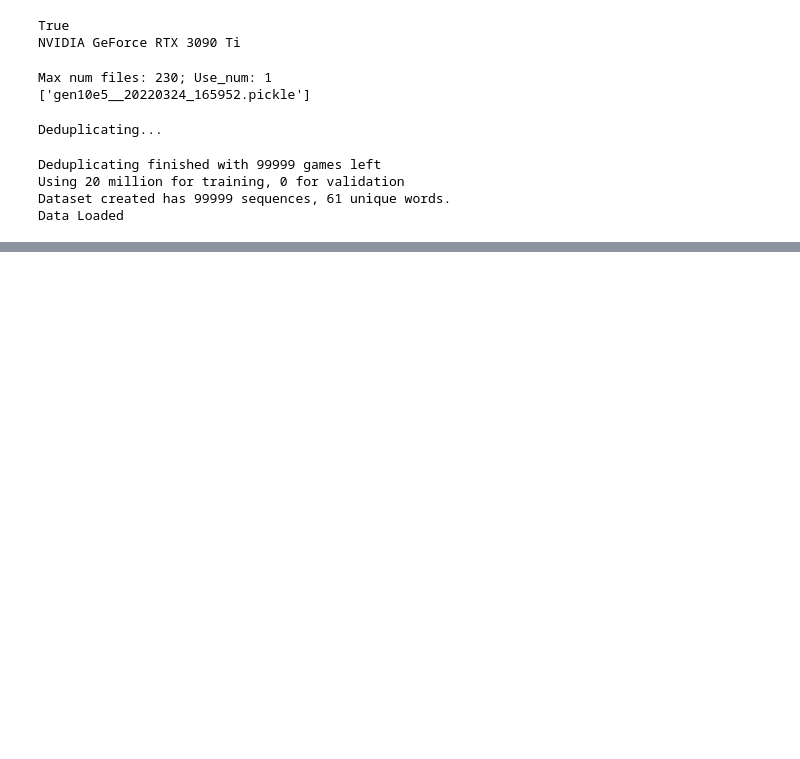
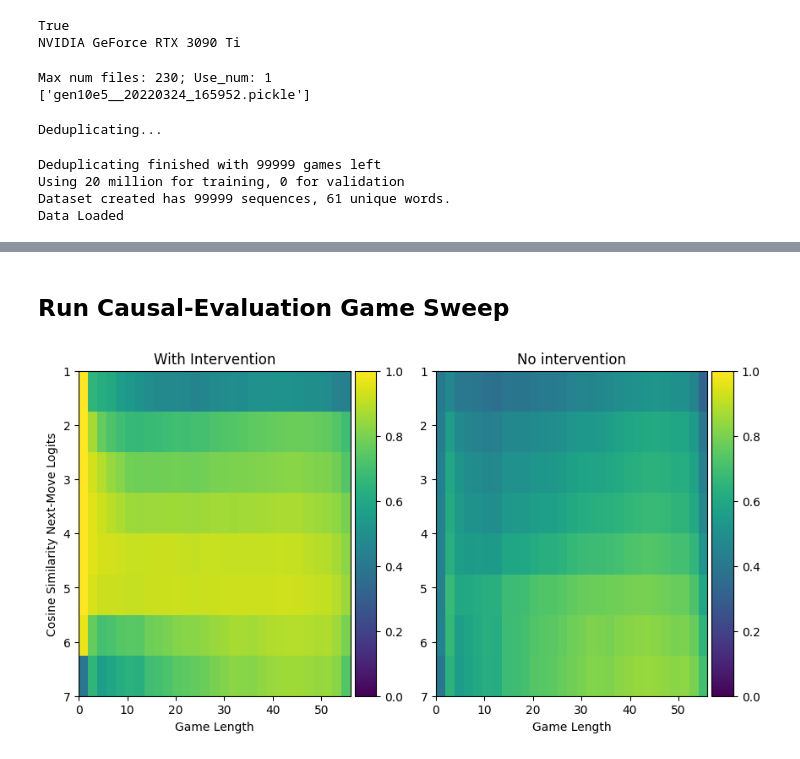
Before and after one commit to DeanHazineh/Emergent-World-Representations-Othello, a Jupyter notebook: dev_code2/quantify_causality_probes.ipynb, the cells around one changed output, grey strips where cells are left out. Saved outputs shown, nothing was run; the diff lists cells and outputs as text; code cells hidden in the pictures; blank space fills up the shorter version.

```diff
--- a/dev_code2/quantify_causality_probes.ipynb
+++ b/dev_code2/quantify_causality_probes.ipynb
@@ -163,0 +202,2 @@ if len(valid_moves) > 1:
+# %% [markdown]
+## Run Causal-Evaluation Game Sweep
@@ -163,0 +238,28 @@ if len(valid_moves) > 1:
+# %%
+with open("temp_fold/save_calc.pickle", 'rb') as fhandle:
+    data = pickle.load(fhandle)
+    sim_data = np.array(data["sim_data"])
+    ref_data = np.array(data["ref_data"])
+    sim_data[np.where(sim_data==None)] = np.nan
+    ref_data[np.where(ref_data==None)] = np.nan
+
+    mean_sim = np.nanmean(sim_data, axis=0).astype(float)
+    mean_ref = np.nanmean(ref_data, axis=0).astype(float)
+
+    probe_layer = np.arange(1,8,1)
+    game_len = np.arange(0,58,2)
+    extent= (min(game_len), max(game_len), max(probe_layer), min(probe_layer))
+
+    fig = plt.figure(figsize=(10, 5))
+    ax = plt_utils.addAxis(fig,1,2)
+    im = ax[0].imshow(mean_sim, extent=extent,  aspect="auto", vmin=0, vmax=1)
+    plt_utils.addColorbar(fig, ax[0], im)
+    im = ax[1].imshow(mean_ref,extent=extent, aspect="auto", vmin=0, vmax=1)
+    plt_utils.addColorbar(fig, ax[1], im)
+    ax[0].set_xlabel('Game Length')
+    ax[1].set_xlabel('Game Length')
+    ax[0].set_ylabel("Cosine Similarity Next-Move Logits")
+    ax[0].set_title("With Intervention")
+    ax[1].set_title("No intervention")
+# %% [output]
+[figure, added]
```
Also changed, not shown: parts of 6 cells of this notebook, 5 other files.
